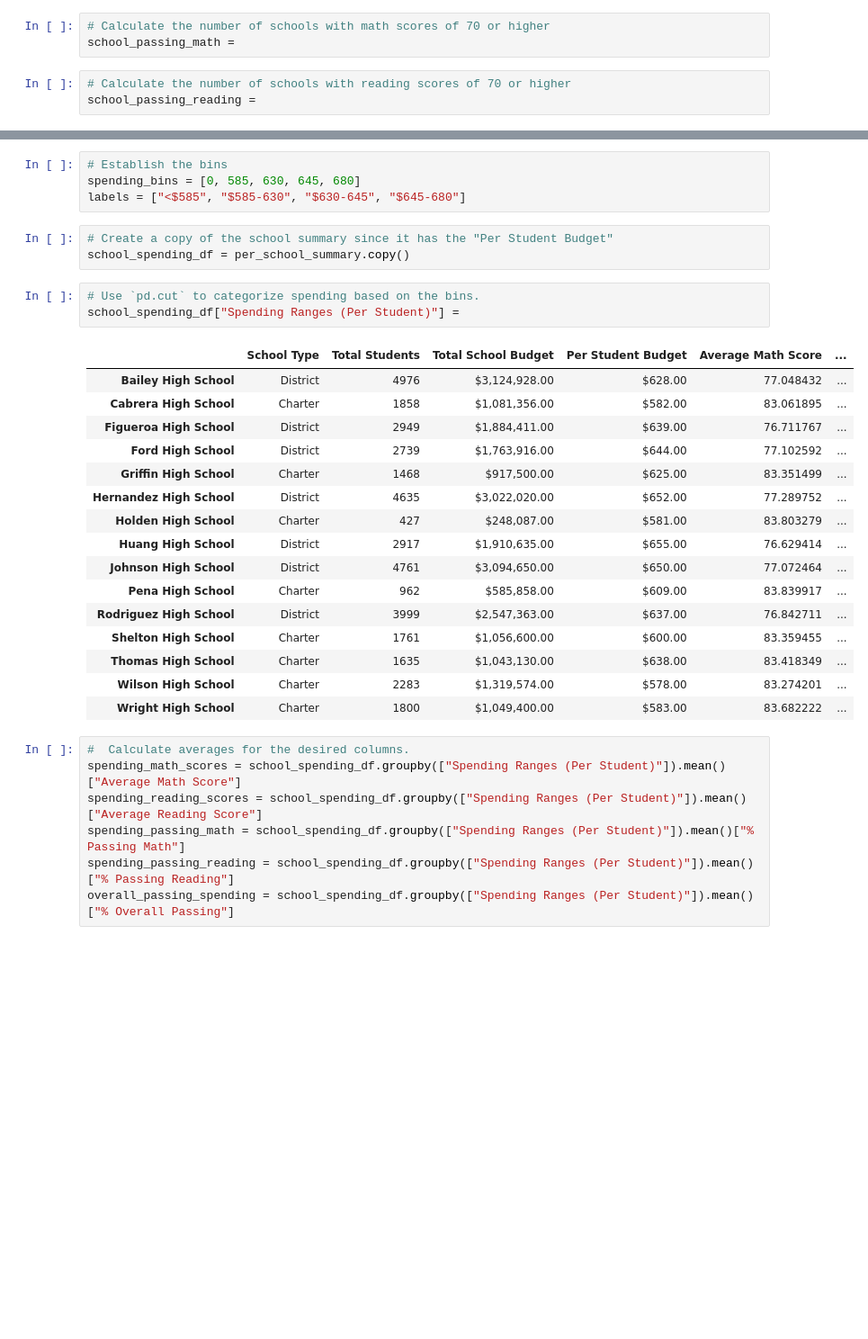
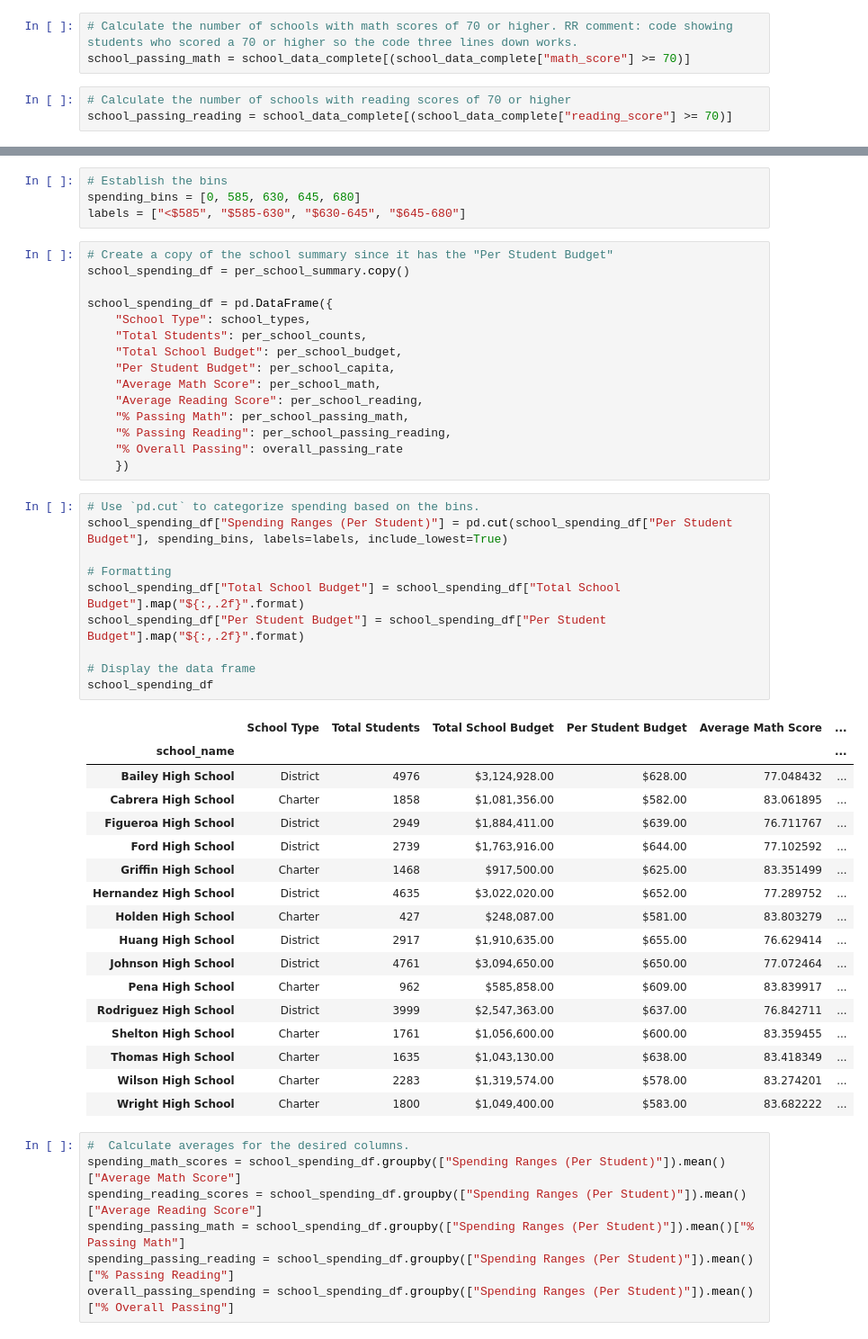
Before and after one commit to BobbyRosenbleeth/Pandas-Challenge, a Jupyter notebook: Pandas-Challenge.ipynb, the cells around one changed output, grey strips where cells are left out. Shown at 90% size. Drawn from its saved outputs; the diff is of its cells as text; blank space fills up the shorter version.

```diff
--- a/Pandas-Challenge.ipynb
+++ b/Pandas-Challenge.ipynb
@@ -124,9 +133,9 @@ per_school_reading =
+# %%
+# Calculate the number of schools with math scores of 70 or higher. RR comment: code showing students who scored a 70 or higher so the code three lines down works.
+school_passing_math = school_data_complete[(school_data_complete["math_score"] >= 70)]
 # %%
-# Calculate the number of schools with math scores of 70 or higher
-school_passing_math =
+# Calculate the number of schools with reading scores of 70 or higher
+school_passing_reading = school_data_complete[(school_data_complete["reading_score"] >= 70)]
-# %%
-# Calculate the number of schools with reading scores of 70 or higher
-school_passing_reading =
 # %%
 # Use the provided code to calculate the schools that passed both math and reading with scores of 70 or higher
 passing_math_and_reading = school_data_complete[
@@ -288,11 +322,31 @@ labels = ["<$585", "$585-630", "$630-645", "$645-680"]
 # %%
 # Create a copy of the school summary since it has the "Per Student Budget"
 school_spending_df = per_school_summary.copy()
+
+school_spending_df = pd.DataFrame({
+    "School Type": school_types,
+    "Total Students": per_school_counts,
+    "Total School Budget": per_school_budget,
+    "Per Student Budget": per_school_capita,
+    "Average Math Score": per_school_math,
+    "Average Reading Score": per_school_reading,
+    "% Passing Math": per_school_passing_math,
+    "% Passing Reading": per_school_passing_reading,
+    "% Overall Passing": overall_passing_rate
+    })
 # %%
 # Use `pd.cut` to categorize spending based on the bins.
-school_spending_df["Spending Ranges (Per Student)"] =
+school_spending_df["Spending Ranges (Per Student)"] = pd.cut(school_spending_df["Per Student Budget"], spending_bins, labels=labels, include_lowest=True)
+
+# Formatting
+school_spending_df["Total School Budget"] = school_spending_df["Total School Budget"].map("${:,.2f}".format)
+school_spending_df["Per Student Budget"] = school_spending_df["Per Student Budget"].map("${:,.2f}".format)
+
+# Display the data frame
+school_spending_df
 # %% [output]
 |  | School Type | Total Students | Total School Budget | Per Student Budget | Average Math Score | ... |
+| school_name |  |  |  |  |  | ... |
 | Bailey High School | District | 4976 | $3,124,928.00 | $628.00 | 77.048432 | ... |
 | Cabrera High School | Charter | 1858 | $1,081,356.00 | $582.00 | 83.061895 | ... |
 | Figueroa High School | District | 2949 | $1,884,411.00 | $639.00 | 76.711767 | ... |
```
Also changed, not shown: parts of 15 cells of this notebook.
